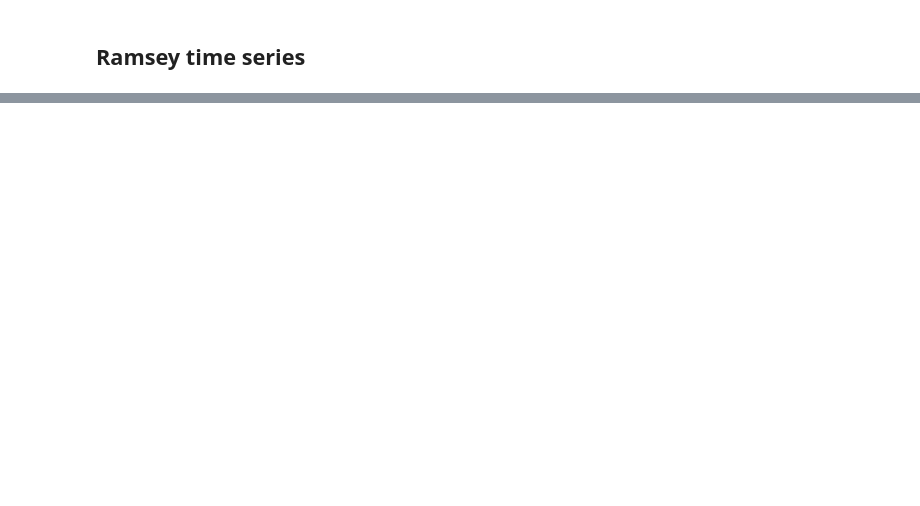
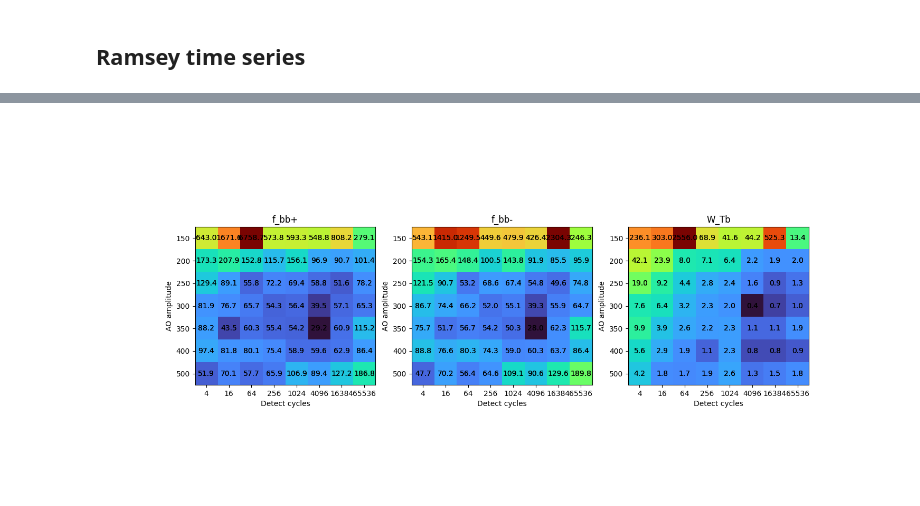
Before and after one commit to vuthalab/onix, a Jupyter notebook: analysis/lf_spectroscopy_long_term.ipynb, the cells around one changed output, grey strips where cells are left out. Drawn from its saved outputs; the diff is of its cells as text; code cells hidden in the pictures; blank space fills up the shorter version.

```diff
--- a/analysis/lf_spectroscopy_long_term.ipynb
+++ b/analysis/lf_spectroscopy_long_term.ipynb
@@ -287,6 +324,7 @@ def combine_polarization_data(results):
         "f+": [], "f-": [], "E": [], "detect_red_first": [], "start_time": [], "end_time": [], "state": [], "data_indices": [],
         "field_plate_amplitude": [], "electric_field_shift_MHz": [], "center_freq_kHz": [],
         "Z": [], "W_T": [],
+        "detect_amplitude": [], "detect_cycles": [],
     }
     for kk in range(len(results_array) // 2):
         sub_data = results_array[kk * 2: kk * 2 + 2]
@@ -297,6 +335,8 @@ def combine_polarization_data(results):
         check_equal_and_append(sub_data, "field_plate_amplitude", data["field_plate_amplitude"])
         check_equal_and_append(sub_data, "stark_shift_MHz", data["electric_field_shift_MHz"])
         check_equal_and_append(sub_data, "center_freq_kHz", data["center_freq_kHz"])
+        check_equal_and_append(sub_data, "detect_amplitude", data["detect_amplitude"])
+        check_equal_and_append(sub_data, "detect_cycles", data["detect_cycles"])
         for ll, datapoint in enumerate(sub_data):
             if ll == 0:
                 start_time = datapoint[col_indices["start_time"]]
@@ -350,3 +396,66 @@ W_T_a = results[a_mask, col_indices["W_T"]]
 W_T_b = results[b_mask, col_indices["W_T"]]
 
 #W_T_aa_p =
+# %%
+f_ps = []
+f_ms = []
+f_Ws = []
+
+mask_E_positive = results[:, col_indices["E"]] == False
+mask_light_on = np.ones(len(results[:, 0]), dtype=bool)
+for ll in range(500):
+    mask_light_on[-ll] = False
+for amplitude in np.unique(results[:, col_indices["detect_amplitude"]]):
+    f_ps.append([])
+    f_ms.append([])
+    f_Ws.append([])
+    mask_amplitude = results[:, col_indices["detect_amplitude"]] == amplitude
+    for cycles in np.unique(results[:, col_indices["detect_cycles"]]):
+        mask_cycles = results[:, col_indices["detect_cycles"]] == cycles
+        data_masked = results[mask_light_on & mask_amplitude & mask_cycles & mask_E_positive]
+        # print(amplitude, cycles, np.std(unumpy.nominal_values(data_masked[:, col_indices["f+"]])))
+        # print(amplitude, cycles, np.std(unumpy.nominal_values(data_masked[:, col_indices["f-"]])))
+        # print(amplitude, cycles, np.std(unumpy.nominal_values(data_masked[:, col_indices["W_T"]])))
+        f_ps[-1].append(np.std(unumpy.nominal_values(data_masked[:, col_indices["f+"]])))
+        f_ms[-1].append(np.std(unumpy.nominal_values(data_masked[:, col_indices["f-"]])))
+        f_Ws[-1].append(np.std(unumpy.nominal_values(data_masked[:, col_indices["W_T"]])))
+
+fig, ax = plt.subplots(1, 3, figsize=(15, 7))
+ax[0].imshow(f_ps, norm="log", cmap="turbo")
+ax[0].set_yticks(list(range(7)))
+ax[0].set_yticklabels(np.unique(results[:, col_indices["detect_amplitude"]]))
+ax[0].set_xticks(list(range(8)))
+ax[0].set_xticklabels(np.unique(results[:, col_indices["detect_cycles"]]))
+ax[0].set_ylabel("AO amplitude")
+ax[0].set_xlabel("Detect cycles")
+ax[0].set_title("f_bb+")
+for (j,i),label in np.ndenumerate(f_ps):
+    ax[0].text(i,j,f"{label:.1f}",ha='center',va='center')
+    ax[0].text(i,j,f"{label:.1f}",ha='center',va='center')
+
+ax[1].imshow(f_ms, norm="log", cmap="turbo")
+ax[1].set_yticks(list(range(7)))
+ax[1].set_yticklabels(np.unique(results[:, col_indices["detect_amplitude"]]))
+ax[1].set_xticks(list(range(8)))
+ax[1].set_xticklabels(np.unique(results[:, col_indices["detect_cycles"]]))
+ax[1].set_ylabel("AO amplitude")
+ax[1].set_xlabel("Detect cycles")
+ax[1].set_title("f_bb-")
+for (j,i),label in np.ndenumerate(f_ms):
+    ax[1].text(i,j,f"{label:.1f}",ha='center',va='center')
+    ax[1].text(i,j,f"{label:.1f}",ha='center',va='center')
+
+ax[2].imshow(f_Ws, norm="log", cmap="turbo")
+ax[2].set_yticks(list(range(7)))
+ax[2].set_yticklabels(np.unique(results[:, col_indices["detect_amplitude"]]))
+ax[2].set_xticks(list(range(8)))
+ax[2].set_xticklabels(np.unique(results[:, col_indices["detect_cycles"]]))
+ax[2].set_ylabel("AO amplitude")
+ax[2].set_xlabel("Detect cycles")
+ax[2].set_title("W_Tb")
+for (j,i),label in np.ndenumerate(f_Ws):
+    ax[2].text(i,j,f"{label:.1f}",ha='center',va='center')
+    ax[2].text(i,j,f"{label:.1f}",ha='center',va='center')
+plt.show()
+# %% [output]
+[figure, added]
```
Also changed, not shown: parts of 22 cells of this notebook, 5 other files.
